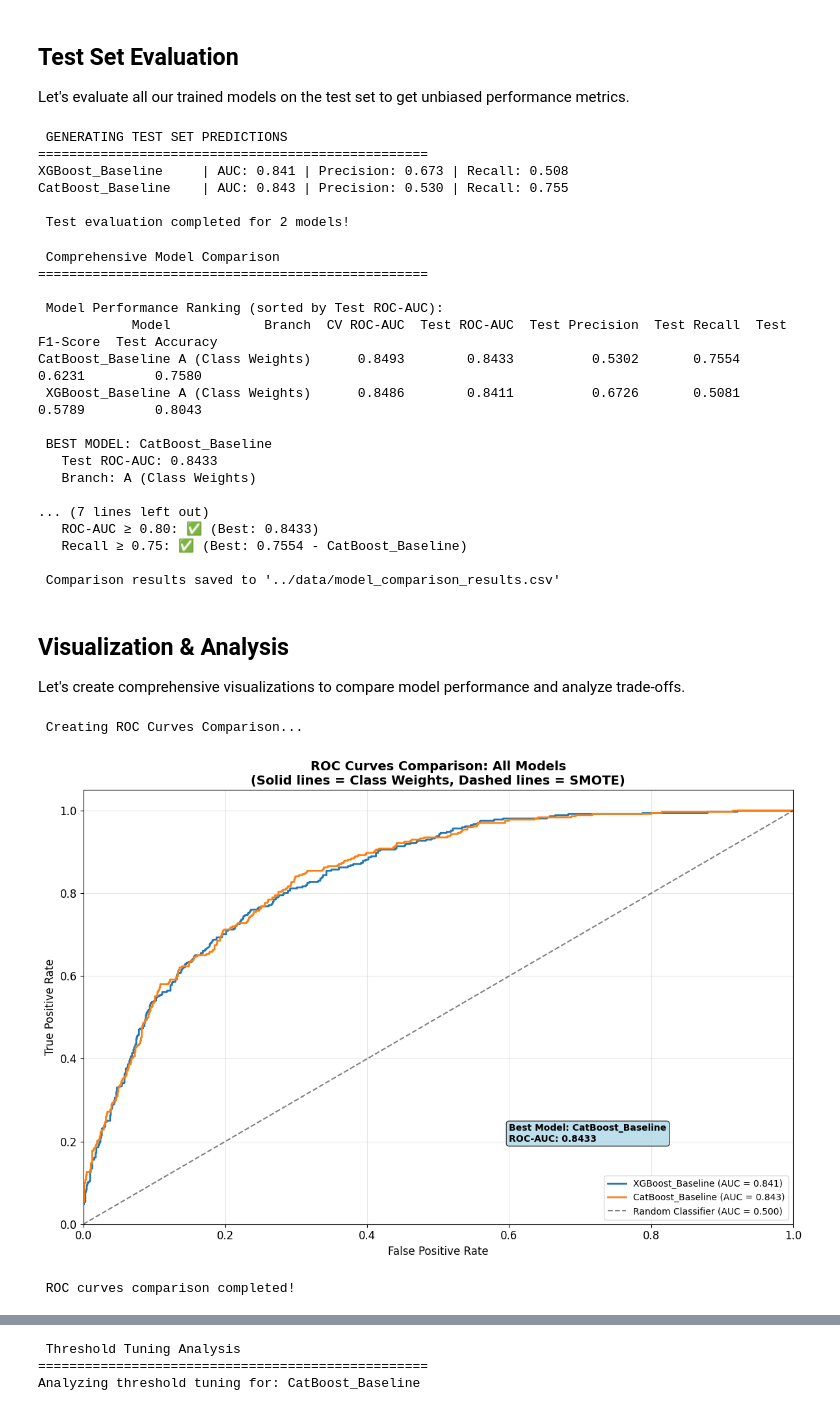
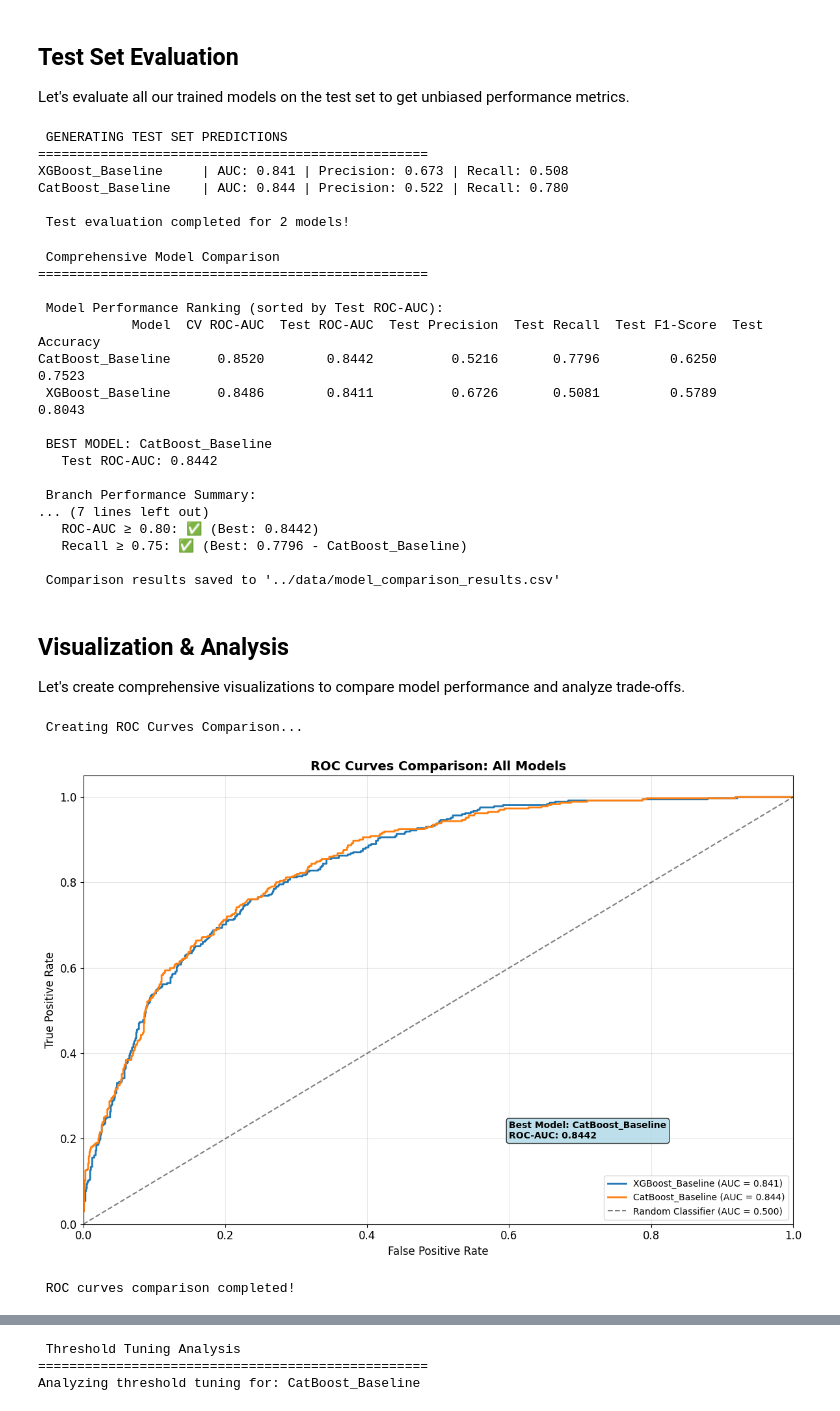
Before and after one commit to ThanhDang-Vn/ensemble-catboost-xgboost, a Jupyter notebook: classification/churn_boosting.ipynb, the cells around one changed output, grey strips where cells are left out. Drawn from its saved outputs; the diff is of its cells as text; code cells hidden in the pictures.

```diff
--- a/classification/churn_boosting.ipynb
+++ b/classification/churn_boosting.ipynb
@@ -784,14 +781,18 @@ def calculate_grid_size(param_grid):
 print(" XGBOOST HYPERPARAMETER GRID ")
 
 xgb_param_grid = {
-    "n_estimators":       [200, 400],
-    "learning_rate":      [0.05, 0.1],
-    "max_depth":          [3, 6],
+    "n_estimators":       [200, 400, 600],
+    "learning_rate":      [0.05, 0.1, 0.4],
+    "max_depth":          [3, 6, 9],
     "scale_pos_weight":   [1, scale_pos_weight]
 }
 
 grid_size = calculate_grid_size(xgb_param_grid)
 print(f"XGBoost grid: {grid_size} combinations ({grid_size * 5} CV fits)")
-print(f"Scale_pos_weight values: [1, {scale_pos_weight:.3f}]")
+print(f"Hyperparameter ranges:")
+print(f"  • n_estimators: {xgb_param_grid['n_estimators']}")
+print(f"  • learning_rate: {xgb_param_grid['learning_rate']}")
+print(f"  • max_depth: {xgb_param_grid['max_depth']}")
+print(f"  • scale_pos_weight: [1, {scale_pos_weight:.3f}]")
 # %% [output]
  XGBOOST HYPERPARAMETER GRID
@@ -802,14 +803,19 @@ Scale_pos_weight values: [1, 2.782]
 print(" CATBOOST HYPERPARAMETER GRID ")
 
 cat_param_grid = {
-    "iterations":        [500, 1000],
-    "learning_rate":     [0.05, 0.1],
-    "depth":             [4, 6],
+    "iterations":        [200, 500, 1000],
+    "learning_rate":     [0.05, 0.1, 0.4],
+    "depth":             [4, 6, 9],
     "class_weights":     [None, catboost_class_weights]
 }
 
 grid_size = calculate_grid_size(cat_param_grid)
 print(f"CatBoost grid: {grid_size} combinations ({grid_size * 5} CV fits)")
+print(f"Hyperparameter ranges:")
+print(f"  • iterations: {cat_param_grid['iterations']}")
+print(f"  • learning_rate: {cat_param_grid['learning_rate']}")
+print(f"  • depth: {cat_param_grid['depth']}")
+print(f"  • class_weights: [None, {catboost_class_weights}]")
 
 total_combinations = calculate_grid_size(xgb_param_grid) + calculate_grid_size(cat_param_grid)
 print(f"\nTotal across all models: {total_combinations} combinations")
@@ -1093,10 +1090,6 @@ for model_name, model, branch, cv_score, best_params in models_to_evaluate:
         test_data = X_test
         is_pipeline = False
         is_catboost = True
-    else:  # SMOTE models
-        test_data = X_test
-        is_pipeline = True
-        is_catboost = False
 
     results = evaluate_model_on_test(model_name, model, test_data, y_test, is_pipeline, is_catboost)
 
@@ -1114,7 +1107,7 @@ print(f"\n Test evaluation completed for {len(test_results)} models!")
  GENERATING TEST SET PREDICTIONS
 ==================================================
 XGBoost_Baseline     | AUC: 0.841 | Precision: 0.673 | Recall: 0.508
-CatBoost_Baseline    | AUC: 0.843 | Precision: 0.530 | Recall: 0.755
+CatBoost_Baseline    | AUC: 0.844 | Precision: 0.522 | Recall: 0.780
 
  Test evaluation completed for 2 models!
 # %%
@@ -1130,7 +1123,6 @@ comparison_data = []
 for model_name, results in test_results.items():
     comparison_data.append({
         'Model': model_name,
-        'Branch': results['branch'],
         'CV ROC-AUC': results['cv_score'],
         'Test ROC-AUC': results['roc_auc'],
         'Test Precision': results['precision'],
@@ -1155,11 +1147,10 @@ best_test_auc = comparison_df.iloc[0]['Test ROC-AUC']
 
 print(f"\n BEST MODEL: {best_model_name}")
 print(f"   Test ROC-AUC: {best_test_auc:.4f}")
-print(f"   Branch: {comparison_df.iloc[0]['Branch']}")
 
 # Performance summary by branch
 print(f"\n Branch Performance Summary:")
-branch_summary = comparison_df.groupby('Branch').agg({
+branch_summary = comparison_df.groupby('Model').agg({
     'Test ROC-AUC': ['mean', 'max', 'min'],
     'Test Recall': ['mean', 'max', 'min']
 }).round(4)
@@ -1184,17 +1175,17 @@ print(f"\n Comparison results saved to '../data/model_comparison_results.csv'")
 ==================================================
 
  Model Performance Ranking (sorted by Test ROC-AUC):
-            Model            Branch  CV ROC-AUC  Test ROC-AUC  Test Precision  Test Recall  Test F1-Score  Test Accuracy
-CatBoost_Baseline A (Class Weights)      0.8493        0.8433          0.5302       0.7554         0.6231         0.7580
- XGBoost_Baseline A (Class Weights)      0.8486        0.8411          0.6726       0.5081         0.5789         0.8043
+            Model  CV ROC-AUC  Test ROC-AUC  Test Precision  Test Recall  Test F1-Score  Test Accuracy
+CatBoost_Baseline      0.8520        0.8442          0.5216       0.7796         0.6250         0.7523
+ XGBoost_Baseline      0.8486        0.8411          0.6726       0.5081         0.5789         0.8043
 
  BEST MODEL: CatBoost_Baseline
-   Test ROC-AUC: 0.8433
-   Branch: A (Class Weights)
+   Test ROC-AUC: 0.8442
 
+ Branch Performance Summary:
 ... (7 lines left out)
-   ROC-AUC ≥ 0.80: ✅ (Best: 0.8433)
-   Recall ≥ 0.75: ✅ (Best: 0.7554 - CatBoost_Baseline)
+   ROC-AUC ≥ 0.80: ✅ (Best: 0.8442)
+   Recall ≥ 0.75: ✅ (Best: 0.7796 - CatBoost_Baseline)
 
  Comparison results saved to '../data/model_comparison_results.csv'
 # %% [markdown]
@@ -1221,43 +1212,39 @@ for i, (model_name, results) in enumerate(test_results.items()):
     roc_auc = results['roc_auc']
 
     # Determine line style based on branch
-    if 'SMOTE' in model_name:
-        linestyle = '--'
-        label = f"{model_name} (AUC = {roc_auc:.3f})"
-    else:
-        linestyle = '-'
-        label = f"{model_name} (AUC = {roc_auc:.3f})"
+    linestyle = '-'
+    label = f"{model_name} (AUC = {roc_auc:.3f})"
 
     plt.plot(fpr, tpr, color=colors[i], linestyle=linestyle,
              linewidth=2, label=label)
 
 # Plot diagonal line (random classifier)
 plt.plot([0, 1], [0, 1], 'k--', alpha=0.5, label='Random Classifier (AUC = 0.500)')
 
 # Customize plot
 plt.xlim([0.0, 1.0])
 plt.ylim([0.0, 1.05])
 plt.xlabel('False Positive Rate', fontsize=12)
 plt.ylabel('True Positive Rate', fontsize=12)
-plt.title('ROC Curves Comparison: All Models\n(Solid lines = Class Weights, Dashed lines = SMOTE)',
+plt.title('ROC Curves Comparison: All Models',
           fontsize=14, fontweight='bold')
 plt.legend(loc="lower right", fontsize=10)
 plt.grid(True, alpha=0.3)
 
 # Add annotation for best model
 best_model_name = comparison_df.iloc[0]['Model']
 best_auc = comparison_df.iloc[0]['Test ROC-AUC']
 plt.text(0.6, 0.2, f'Best Model: {best_model_name}\nROC-AUC: {best_auc:.4f}',
          bbox=dict(boxstyle="round,pad=0.3", facecolor="lightblue", alpha=0.8),
          fontsize=10, fontweight='bold')
 
 plt.tight_layout()
 plt.show()
 
 print(" ROC curves comparison completed!")
 # %% [output]
  Creating ROC Curves Comparison...
-[figure, old version]
+[figure, new version]
  ROC curves comparison completed!
 # %%
 # Confusion Matrix Heatmaps
```
Also changed, not shown: parts of 12 cells of this notebook, 1 other file.
